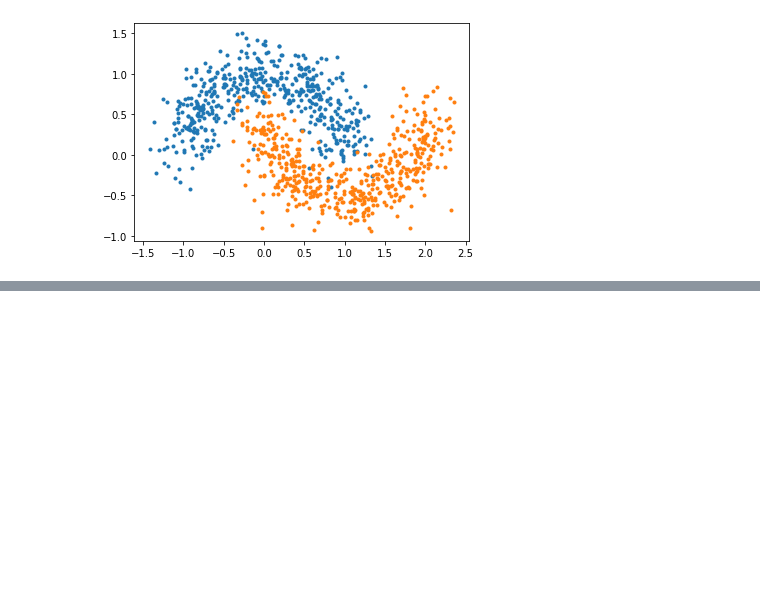
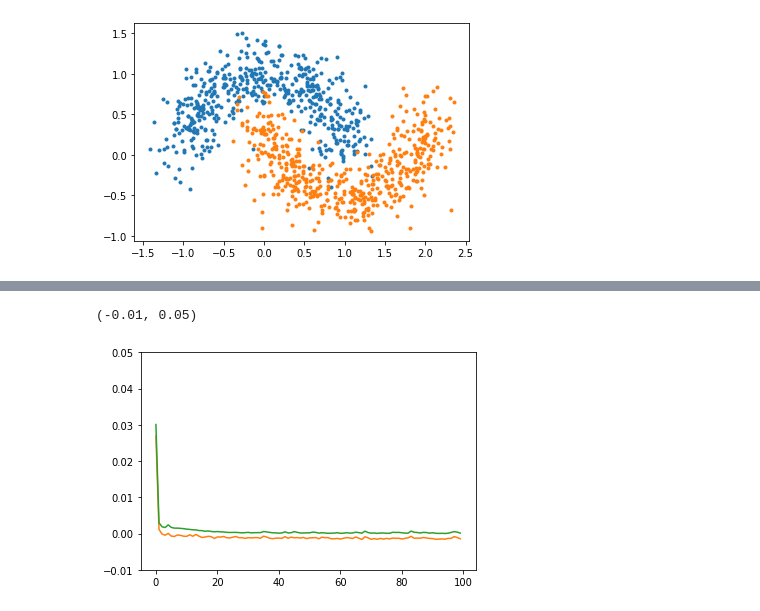
Before and after one commit to zsiga007/Summer-2022, a Jupyter notebook: dimension analysis/rank_during_sgd.ipynb, the cells around one changed output, grey strips where cells are left out. Saved outputs shown, nothing was run; the diff lists cells and outputs as text; code cells hidden in the pictures; blank space fills up the shorter version.

```diff
--- a/dimension analysis/rank_during_sgd.ipynb
+++ b/dimension analysis/rank_during_sgd.ipynb
@@ -109 +132,14 @@ for epoch in trange(epochs):
+# %%
+diag_means = [c.diag().mean().numpy() for c in C_matrices]
+plt.plot(diag_means)
+N= C_matrices[0].shape[0]
+non_diag_means = [(c.sum() - c.diag().sum().numpy()) / (N**2-N) for c in C_matrices]
+plt.plot(non_diag_means)
+average = [c.mean() for c in C_matrices]
+plt.plot(average)
+
+plt.ylim([-0.01,0.05])
+# %% [output]
+(-0.01, 0.05)
+[figure, added]
 # %%
```
Also changed, not shown: parts of 9 cells of this notebook.
